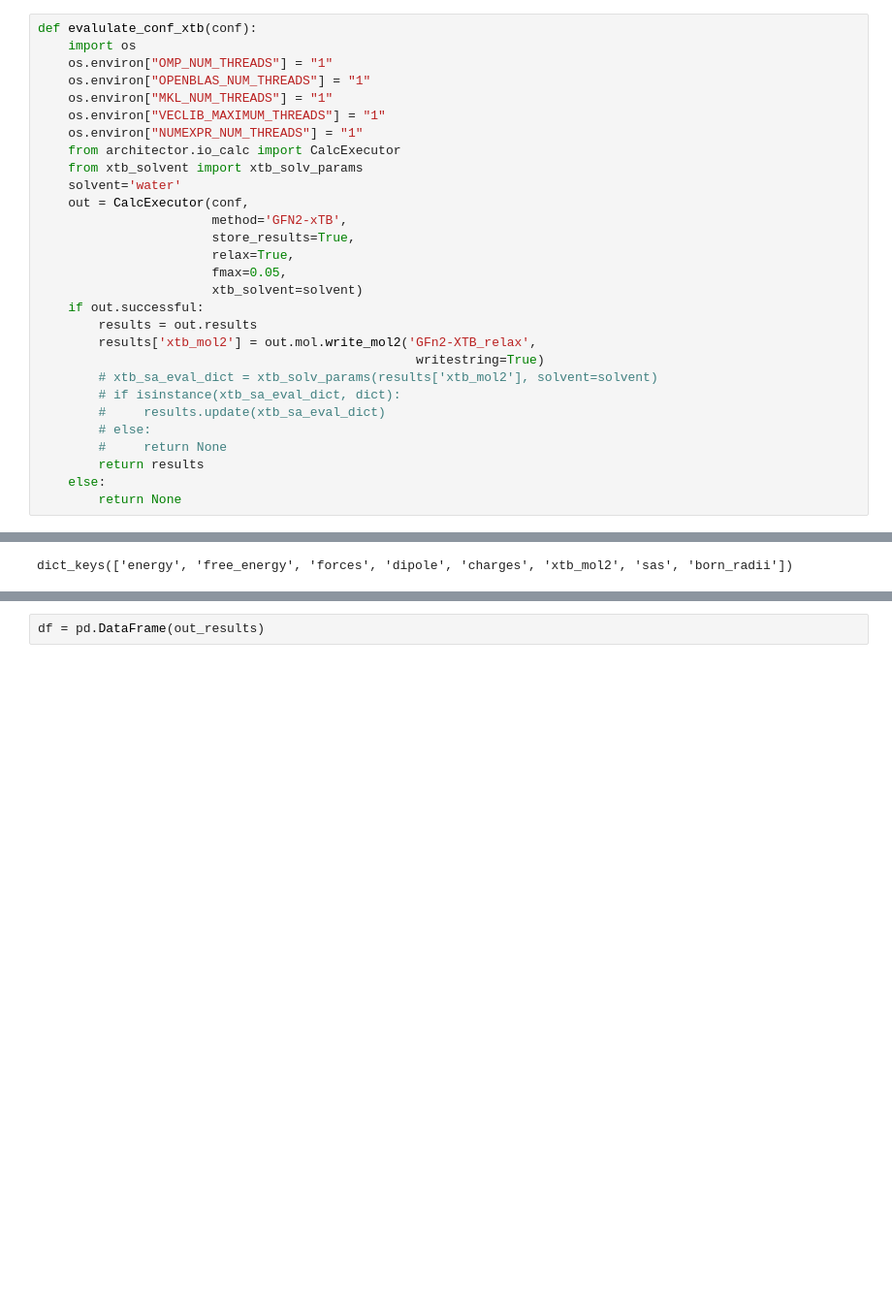
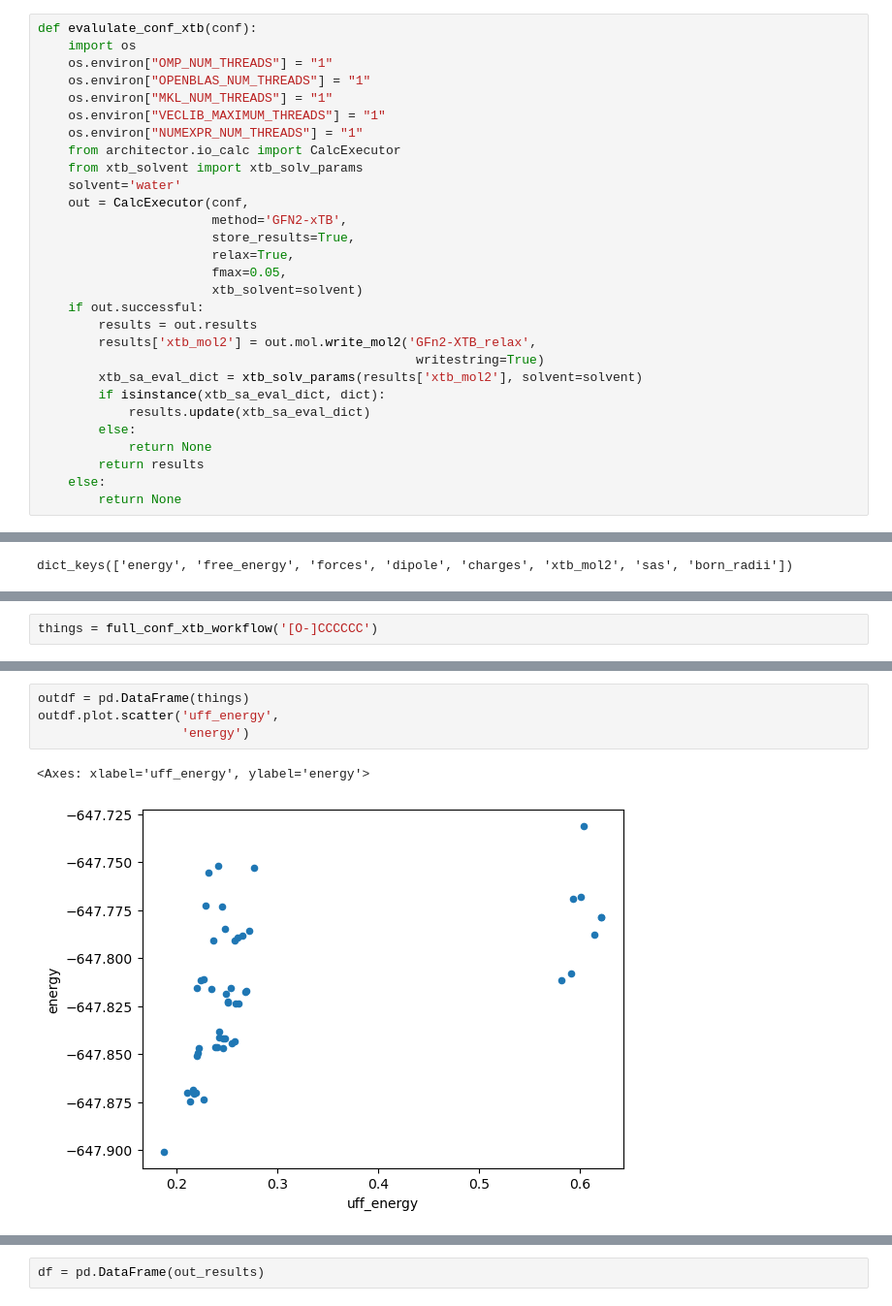
Before and after one commit to lanl/Architector, a Jupyter notebook: development/solubility_dev/Soldb_workflow_dev.ipynb, the cells around one changed output, grey strips where cells are left out. Shown at 97% size. Drawn from its saved outputs; the diff is of its cells as text; blank space fills up the shorter version.

Commit message:
Update_solv_workflow

```diff
--- a/development/solubility_dev/Soldb_workflow_dev.ipynb
+++ b/development/solubility_dev/Soldb_workflow_dev.ipynb
@@ -129,11 +135,11 @@ def evalulate_conf_xtb(conf):
         results = out.results
         results['xtb_mol2'] = out.mol.write_mol2('GFn2-XTB_relax',
                                                   writestring=True)
-        # xtb_sa_eval_dict = xtb_solv_params(results['xtb_mol2'], solvent=solvent)
-        # if isinstance(xtb_sa_eval_dict, dict):
-        #     results.update(xtb_sa_eval_dict)
-        # else:
-        #     return None
+        xtb_sa_eval_dict = xtb_solv_params(results['xtb_mol2'], solvent=solvent)
+        if isinstance(xtb_sa_eval_dict, dict):
+            results.update(xtb_sa_eval_dict)
+        else:
+            return None
         return results
     else:
         return None
@@ -154,0 +261,2 @@ dict_keys(['energy', 'free_energy', 'forces', 'dipole', 'charges', 'xtb_mol2', '
+# %%
+things = full_conf_xtb_workflow('[O-]CCCCCC')
@@ -154,0 +267,7 @@ dict_keys(['energy', 'free_energy', 'forces', 'dipole', 'charges', 'xtb_mol2', '
+# %%
+outdf = pd.DataFrame(things)
+outdf.plot.scatter('uff_energy',
+                   'energy')
+# %% [output]
+<Axes: xlabel='uff_energy', ylabel='energy'>
+[figure, added]
```
Also changed, not shown: parts of 17 cells of this notebook, 3 other files.
